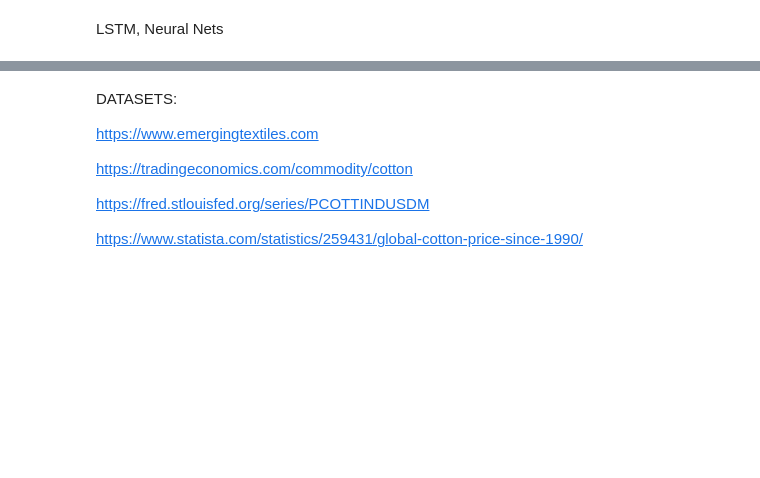
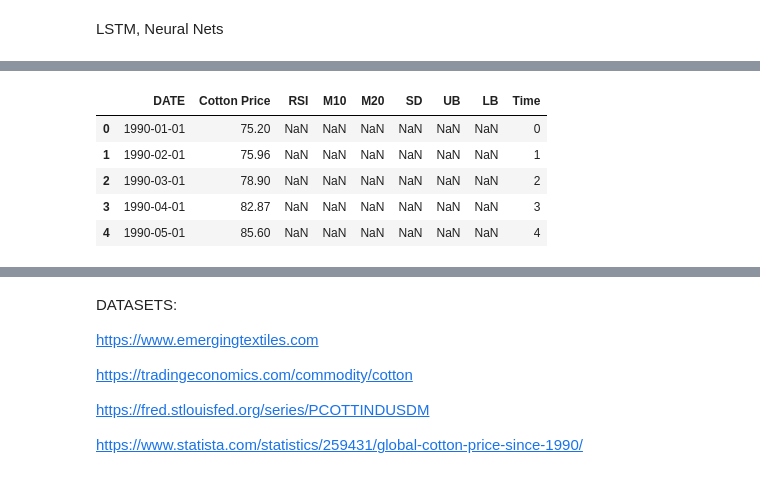
Before and after one commit to Szafranerio/Data_InDepth, a Jupyter notebook: Priv/Cotton_Prices.ipynb, the cells around one changed output, grey strips where cells are left out. Saved outputs shown, nothing was run; the diff lists cells and outputs as text; code cells hidden in the pictures; blank space fills up the shorter version.

```diff
--- a/Priv/Cotton_Prices.ipynb
+++ b/Priv/Cotton_Prices.ipynb
@@ -471,0 +414,9 @@ Epoch 20/20
+# %%
+data.head()
+# %% [output]
+|  | DATE | Cotton Price | RSI | M10 | M20 | SD | UB | LB | Time |
+| 0 | 1990-01-01 | 75.20 | NaN | NaN | NaN | NaN | NaN | NaN | 0 |
+| 1 | 1990-02-01 | 75.96 | NaN | NaN | NaN | NaN | NaN | NaN | 1 |
+| 2 | 1990-03-01 | 78.90 | NaN | NaN | NaN | NaN | NaN | NaN | 2 |
+| 3 | 1990-04-01 | 82.87 | NaN | NaN | NaN | NaN | NaN | NaN | 3 |
+| 4 | 1990-05-01 | 85.60 | NaN | NaN | NaN | NaN | NaN | NaN | 4 |
```
Also changed, not shown: parts of 6 cells of this notebook, 7 other files.
